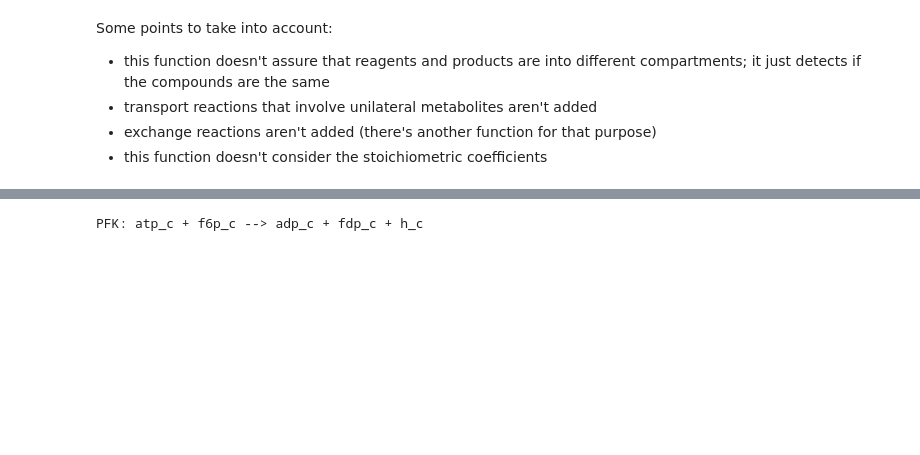
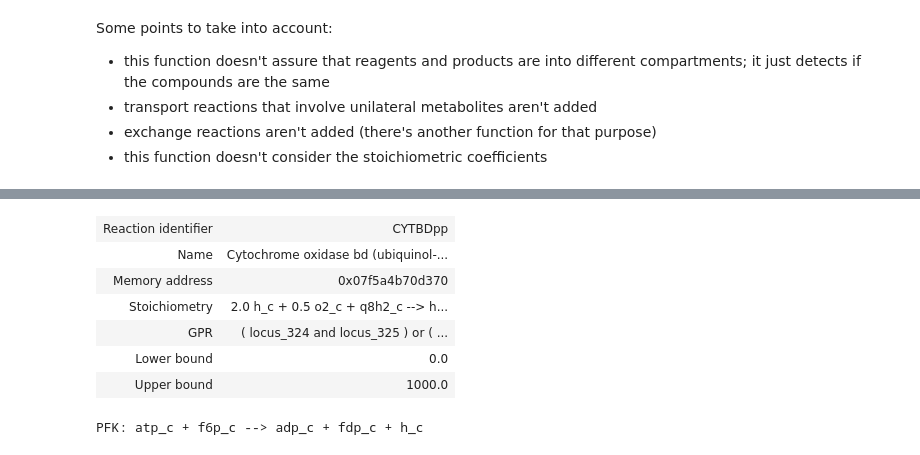
Before and after one commit to fcomnozz/GALLANT_gapfilling, a Jupyter notebook: gapfilling/transport_test.ipynb, the cells around one changed output, grey strips where cells are left out. Cells and saved outputs as stored; diff of their text form; code cells hidden in the pictures; blank space fills up the shorter version.

```diff
--- a/gapfilling/transport_test.ipynb
+++ b/gapfilling/transport_test.ipynb
@@ -172,3 +150,13 @@ Some points to take into account:
+# %%
+x.reactions.CYTBDpp
+# %% [output]
+| Reaction identifier | CYTBDpp |
+| Name | Cytochrome oxidase bd (ubiquinol-... |
+| Memory address | 0x07f5a4b70d370 |
+| Stoichiometry | 2.0 h_c + 0.5 o2_c + q8h2_c --> h... |
+| GPR | ( locus_324 and locus_325 ) or ( ... |
+| Lower bound | 0.0 |
+| Upper bound | 1000.0 |
 # %%
 print(r1)
 is_transport(r1, ['_e', '_c'])
```
Also changed, not shown: parts of 37 cells of this notebook.
